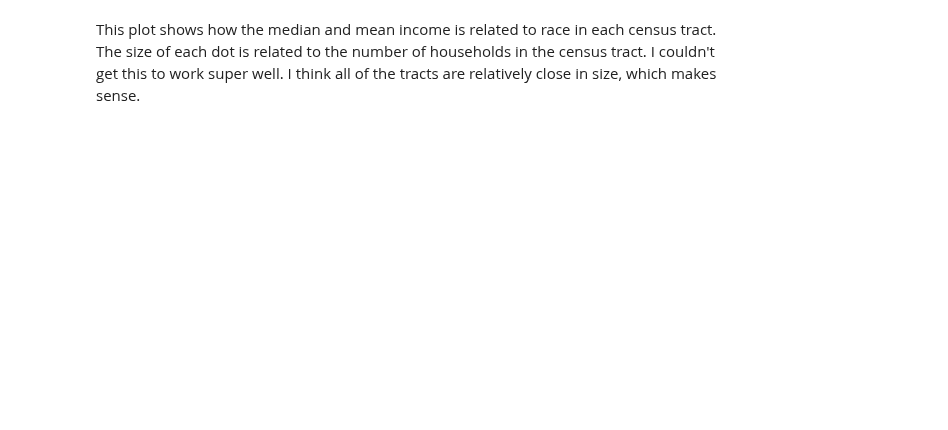
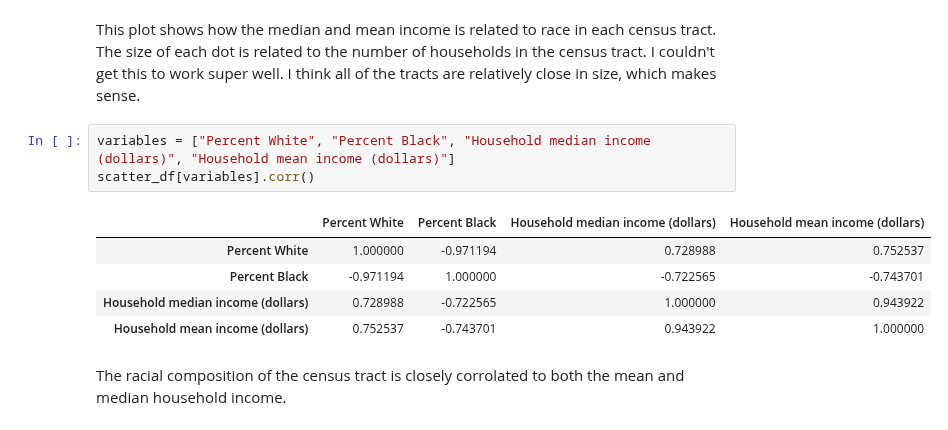
Before and after one commit to leosimanonok/DataScienceFinalTutorial, a Jupyter notebook: Leo Graphs.ipynb, the cells around one changed output. Saved outputs shown, nothing was run; the diff lists cells and outputs as text; blank space fills up the shorter version.

```diff
--- a/Leo Graphs.ipynb
+++ b/Leo Graphs.ipynb
@@ -140,2 +142,13 @@ for i in range(0, 9):
 # %% [markdown]
 This plot shows how the median and mean income is related to race in each census tract. The size of each dot is related to the number of households in the census tract. I couldn't get this to work super well. I think all of the tracts are relatively close in size, which makes sense.
+# %%
+variables = ["Percent White", "Percent Black", "Household median income (dollars)", "Household mean income (dollars)"]
+scatter_df[variables].corr()
+# %% [output]
+|  | Percent White | Percent Black | Household median income (dollars) | Household mean income (dollars) |
+| Percent White | 1.000000 | -0.971194 | 0.728988 | 0.752537 |
+| Percent Black | -0.971194 | 1.000000 | -0.722565 | -0.743701 |
+| Household median income (dollars) | 0.728988 | -0.722565 | 1.000000 | 0.943922 |
+| Household mean income (dollars) | 0.752537 | -0.743701 | 0.943922 | 1.000000 |
+# %% [markdown]
+The racial composition of the census tract is closely corrolated to both the mean and median household income.
```
Also changed, not shown: parts of 1 cell of this notebook, 1 other file.
